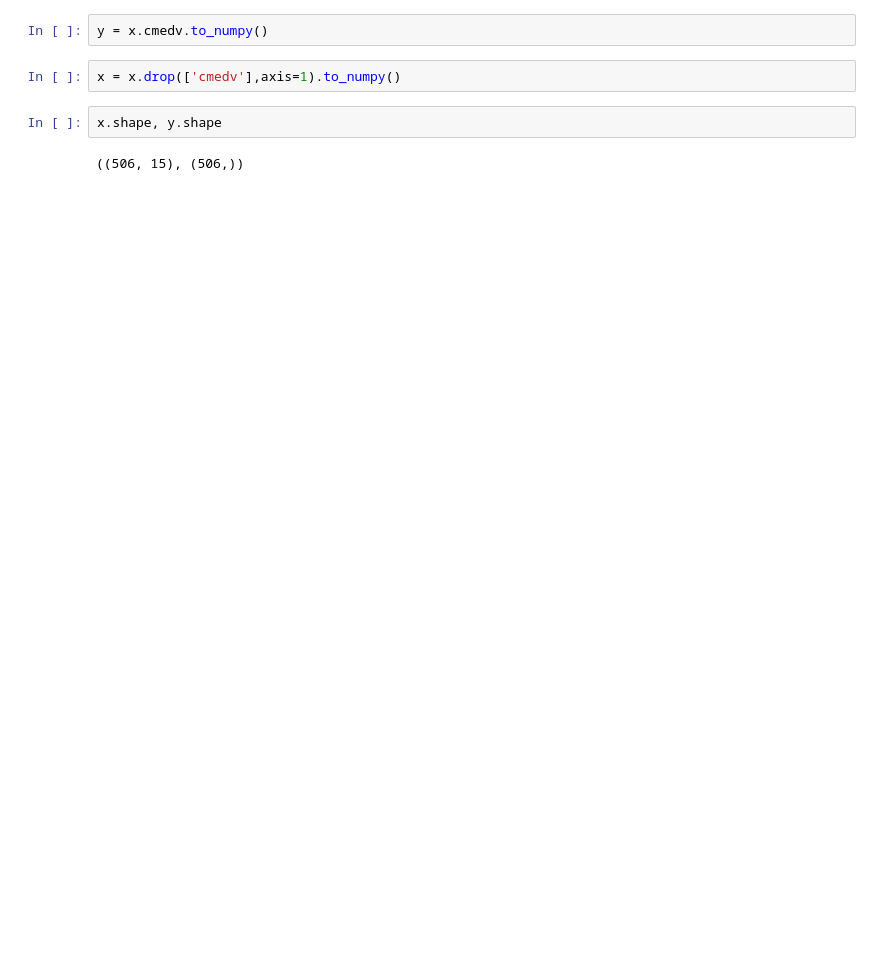
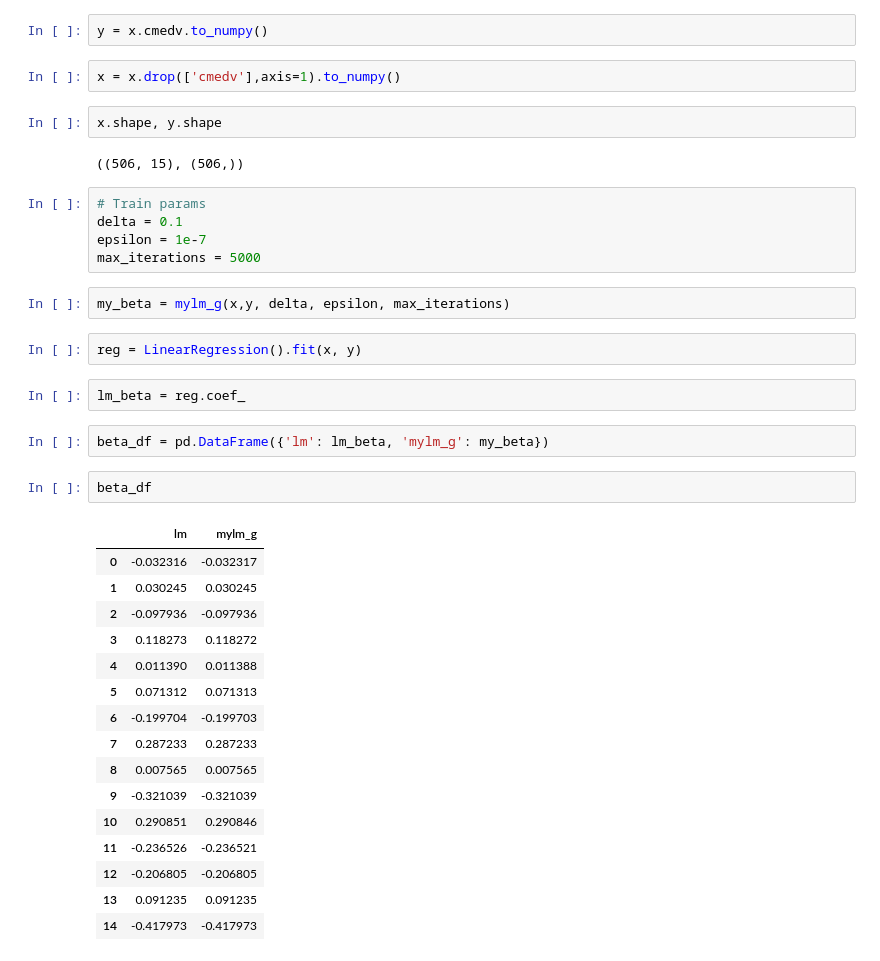
Before and after one commit to edgar971/cs598-stats, a Jupyter notebook: week-1/assignment.ipynb, the cells around one changed output. Saved outputs shown, nothing was run; the diff lists cells and outputs as text; blank space fills up the shorter version.

```diff
--- a/week-1/assignment.ipynb
+++ b/week-1/assignment.ipynb
@@ -236,3 +221,35 @@ x = x.drop(['cmedv'],axis=1).to_numpy()
 x.shape, y.shape
 # %% [output]
 ((506, 15), (506,))
+# %%
+# Train params
+delta = 0.1
+epsilon = 1e-7
+max_iterations = 5000
+# %%
+my_beta = mylm_g(x,y, delta, epsilon, max_iterations)
+# %%
+reg = LinearRegression().fit(x, y)
+# %%
+lm_beta = reg.coef_
+# %%
+beta_df = pd.DataFrame({'lm': lm_beta, 'mylm_g': my_beta})
+# %%
+beta_df
+# %% [output]
+|  | lm | mylm_g |
+| 0 | -0.032316 | -0.032317 |
+| 1 | 0.030245 | 0.030245 |
+| 2 | -0.097936 | -0.097936 |
+| 3 | 0.118273 | 0.118272 |
+| 4 | 0.011390 | 0.011388 |
+| 5 | 0.071312 | 0.071313 |
+| 6 | -0.199704 | -0.199703 |
+| 7 | 0.287233 | 0.287233 |
+| 8 | 0.007565 | 0.007565 |
+| 9 | -0.321039 | -0.321039 |
+| 10 | 0.290851 | 0.290846 |
+| 11 | -0.236526 | -0.236521 |
+| 12 | -0.206805 | -0.206805 |
+| 13 | 0.091235 | 0.091235 |
+| 14 | -0.417973 | -0.417973 |
```
Also changed, not shown: parts of 21 cells of this notebook, 1 other file.
